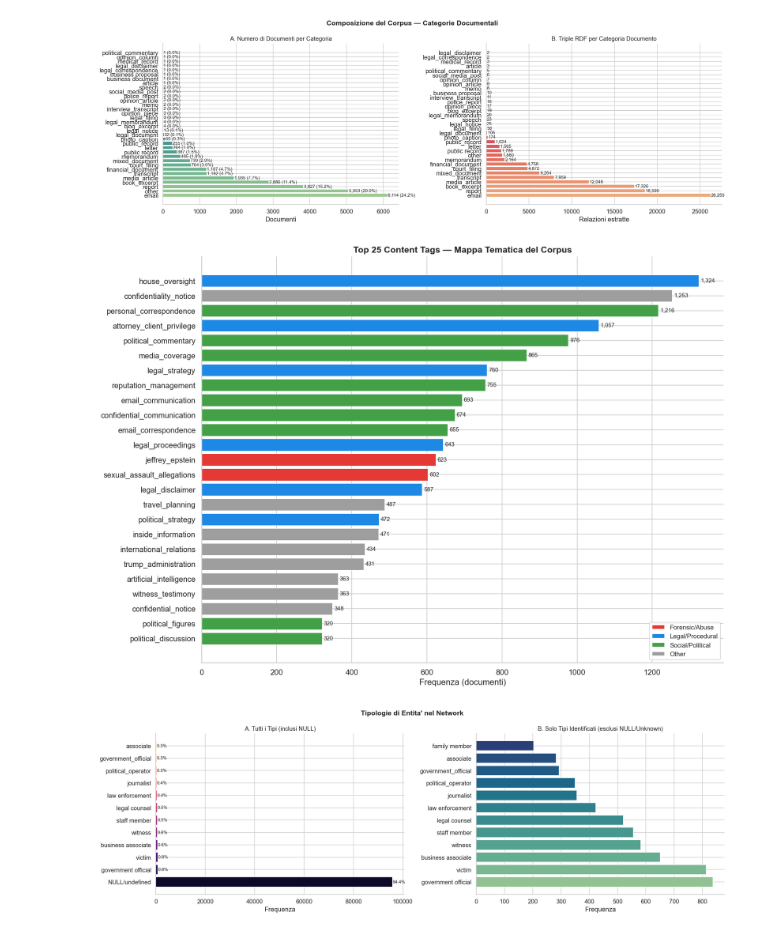
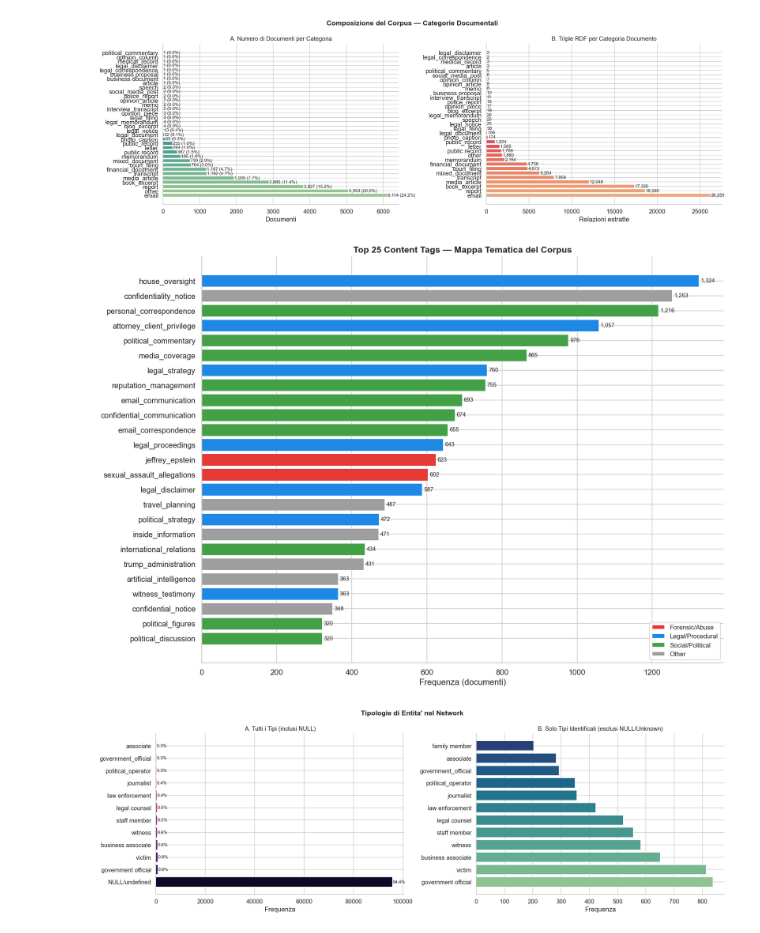
Before and after one commit to bscocca/Epstein-Network-Analysis, a Jupyter notebook: notebooks/01_EDA.ipynb, the cells around one changed output. Drawn from its saved outputs; the diff is of its cells as text; code cells hidden in the pictures.

```diff
--- a/notebooks/01_EDA.ipynb
+++ b/notebooks/01_EDA.ipynb
@@ -40,10 +36,5 @@ Tabelle disponibili: ['documents', 'sqlite_sequence', 'rdf_triples', 'entity_ali
 # %%
-# ==============================================================================
-# CELLA 2 — QUALITA' DEI DATI: MISSING VALUES & VOLUMI
-# ==============================================================================
-# Prima di qualsiasi analisi, quantifichiamo cosa manca.
-# Il 42% di timestamp mancanti e' un dato critico per la RQ1:
-# significa che quasi la meta' delle relazioni non puo' essere collocata nel tempo.
+# Qualità dei dati: missing values e volumi
 
 q = '''
 SELECT
@@ -59,15 +50,14 @@ df_q = pd.read_sql_query(q, conn)
 total = df_q['total_triples'].iloc[0]
 
 print('=' * 58)
-print('  QUALITA\' DEI DATI — rdf_triples')
+print('rdf_triples')
 print('=' * 58)
 print(f'  Relazioni totali:          {total:>10,}')
 print('-' * 58)
 for f in ['timestamp','location','actor','target','action']:
     n   = df_q[f'miss_{f}'].iloc[0]
     pct = n / total * 100
-    bar = ('|' * int(pct/5)).ljust(20)
-    print(f'  {f:<12} mancanti: {n:>8,}  ({pct:5.1f}%)  [{bar}]')
+    print(f'  {f:<12} mancanti: {n:>8,}  ({pct:5.1f}%)')
 print('=' * 58)
 
 df_docs = pd.read_sql_query('''
@@ -77,7 +67,7 @@ df_docs = pd.read_sql_query('''
 ''', conn)
 td = df_docs['total_docs'].iloc[0]
 fe = df_docs['errors'].iloc[0]
-print(f'  CORPUS: documents')
+print(f'documents')
 print('=' * 58)
 print(f'  Documenti totali:          {td:>10,}')
 print(f'  Documenti con errori AI:   {fe:>10,}  ({fe/td*100:.1f}%)')
@@ -248,12 +172,8 @@ plt.show()
 # %% [output]
 [figure]
 # %%
-# ==============================================================================
-# CELLA 6 — CONTENT TAGS: MAPPA TEMATICA DEL CORPUS
-# ==============================================================================
+# Content tags: mappa tematica del corpus
 # I content tags sono etichette semantiche AI per ogni documento.
-# sexual_assault_allegations, attorney_client_privilege, house_oversight
-# nelle top posizioni confermano la rilevanza del corpus per le RQ.
 # Coloriamo per macro-categoria per anticipare la distribuzione NLP.
 
 df_tags_raw = pd.read_sql_query("""
@@ -271,34 +191,34 @@ df_tags.columns = ['tag','count']
 
 def tag_color(tag):
     forensic = ['epstein','assault','sexual','victim','trafficking','abuse']
     legal    = ['legal','court','attorney','privilege','proceedings','strategy',
-                'disclaimer','subpoena','investigat','oversight']
+                'disclaimer','subpoena','investigat','oversight', 'witness']
     social   = ['correspondence','communication','personal','political','commentary',
-                'media','reput','email']
+                'media','reput','email', 'relations']
     if any(k in tag for k in forensic): return '#E53935'
     if any(k in tag for k in legal):    return '#1E88E5'
     if any(k in tag for k in social):   return '#43A047'
     return '#9E9E9E'
 
 colors = [tag_color(t) for t in df_tags['tag']]
 
 fig, ax = plt.subplots(figsize=(14, 10))
 ax.barh(df_tags['tag'][::-1], df_tags['count'][::-1],
         color=colors[::-1], edgecolor='white', linewidth=0.5)
 ax.set_title('Top 25 Content Tags — Mappa Tematica del Corpus', fontsize=14, fontweight='bold')
 ax.set_xlabel('Frequenza (documenti)')
 for i,(_, row) in enumerate(df_tags.iterrows()):
     ax.text(row['count']+5, len(df_tags)-1-i, f"{row['count']:,}", va='center', fontsize=9)
 
 from matplotlib.patches import Patch
 ax.legend(handles=[
     Patch(facecolor='#E53935', label='Forensic/Abuse'),
     Patch(facecolor='#1E88E5', label='Legal/Procedural'),
     Patch(facecolor='#43A047', label='Social/Political'),
     Patch(facecolor='#9E9E9E', label='Other'),
 ], loc='lower right', fontsize=10)
 plt.tight_layout()
 plt.show()
 # %% [output]
-[figure, old version]
+[figure, new version]
 # %%
```
Also changed, not shown: parts of 14 cells of this notebook, 5 other files.
